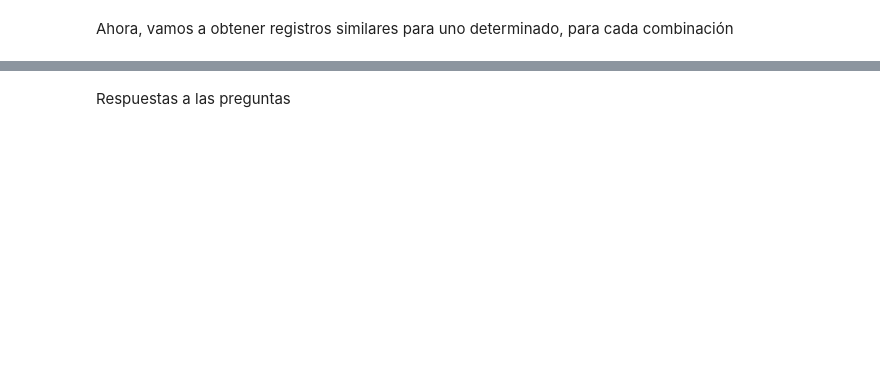
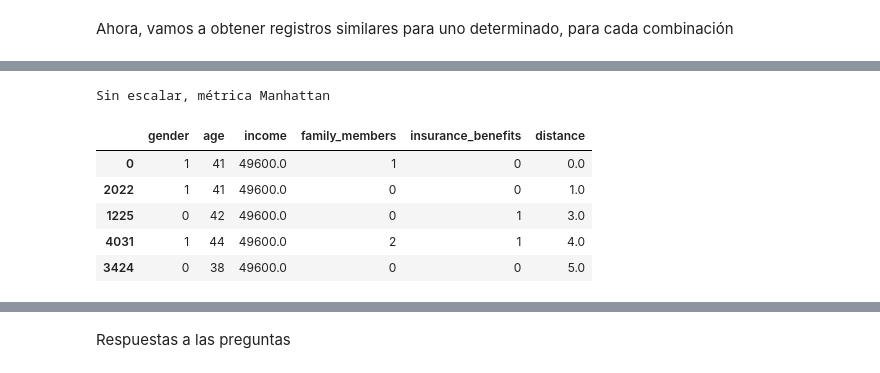
Before and after one commit to LaloBustamante/proyecto_12, a Jupyter notebook: proyecto_12.ipynb, the cells around one changed output, grey strips where cells are left out. Saved outputs shown, nothing was run; the diff lists cells and outputs as text; code cells hidden in the pictures; blank space fills up the shorter version.

```diff
--- a/proyecto_12.ipynb
+++ b/proyecto_12.ipynb
@@ -143,0 +259,13 @@ Ahora, vamos a obtener registros similares para uno determinado, para cada combi
+# %%
+# Sin escalar y métrica Manhattan:
+print("Sin escalar, métrica Manhattan")
+result_manhattan_no_scale = get_knn(df, n=0, k=5, metric='manhattan')
+display(result_manhattan_no_scale)
+# %% [output]
+Sin escalar, métrica Manhattan
+|  | gender | age | income | family_members | insurance_benefits | distance |
+| 0 | 1 | 41 | 49600.0 | 1 | 0 | 0.0 |
+| 2022 | 1 | 41 | 49600.0 | 0 | 0 | 1.0 |
+| 1225 | 0 | 42 | 49600.0 | 0 | 1 | 3.0 |
+| 4031 | 1 | 44 | 49600.0 | 2 | 1 | 4.0 |
+| 3424 | 0 | 38 | 49600.0 | 0 | 0 | 5.0 |
```
Also changed, not shown: parts of 61 cells of this notebook, 1 other file.
